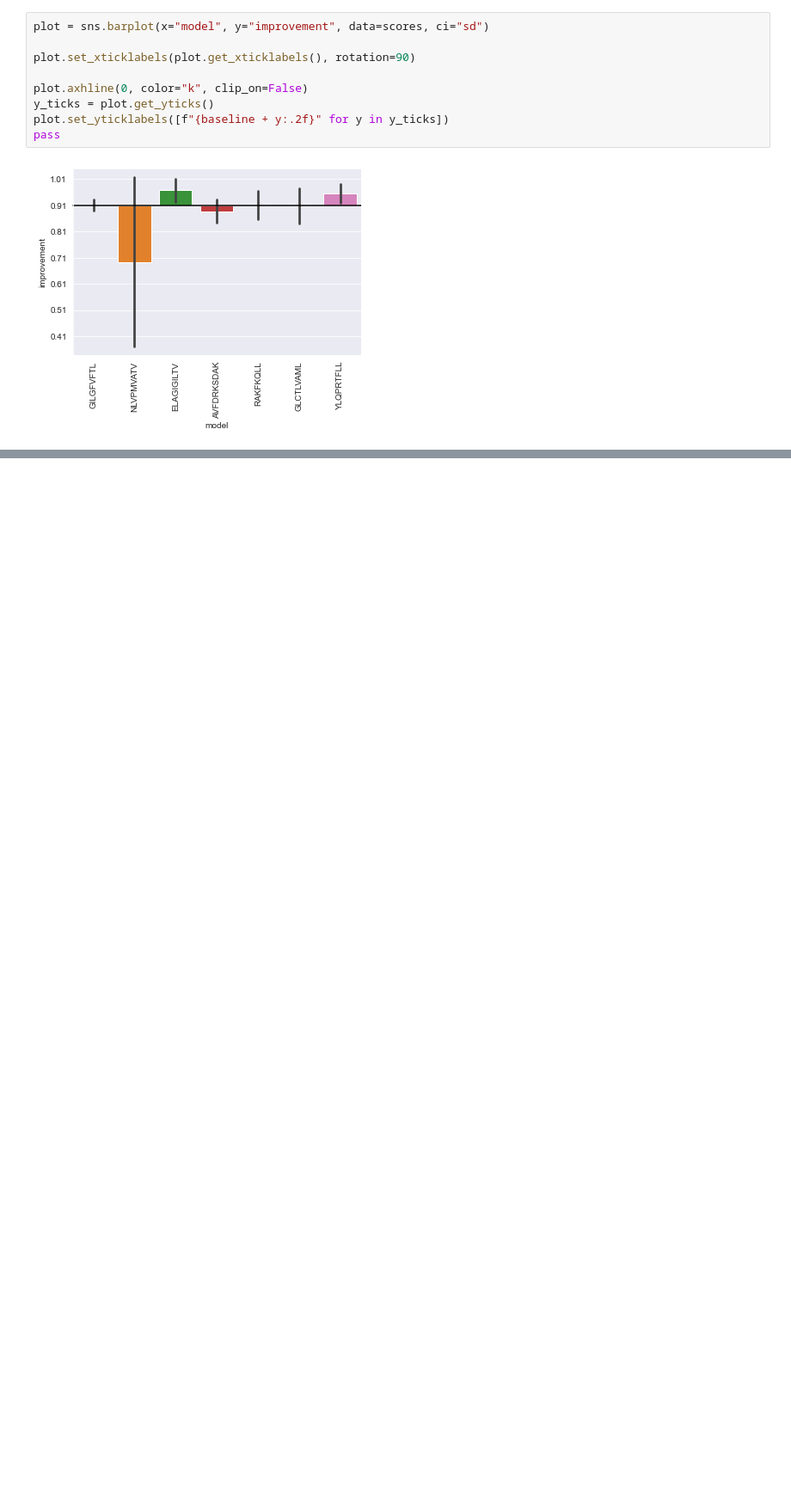
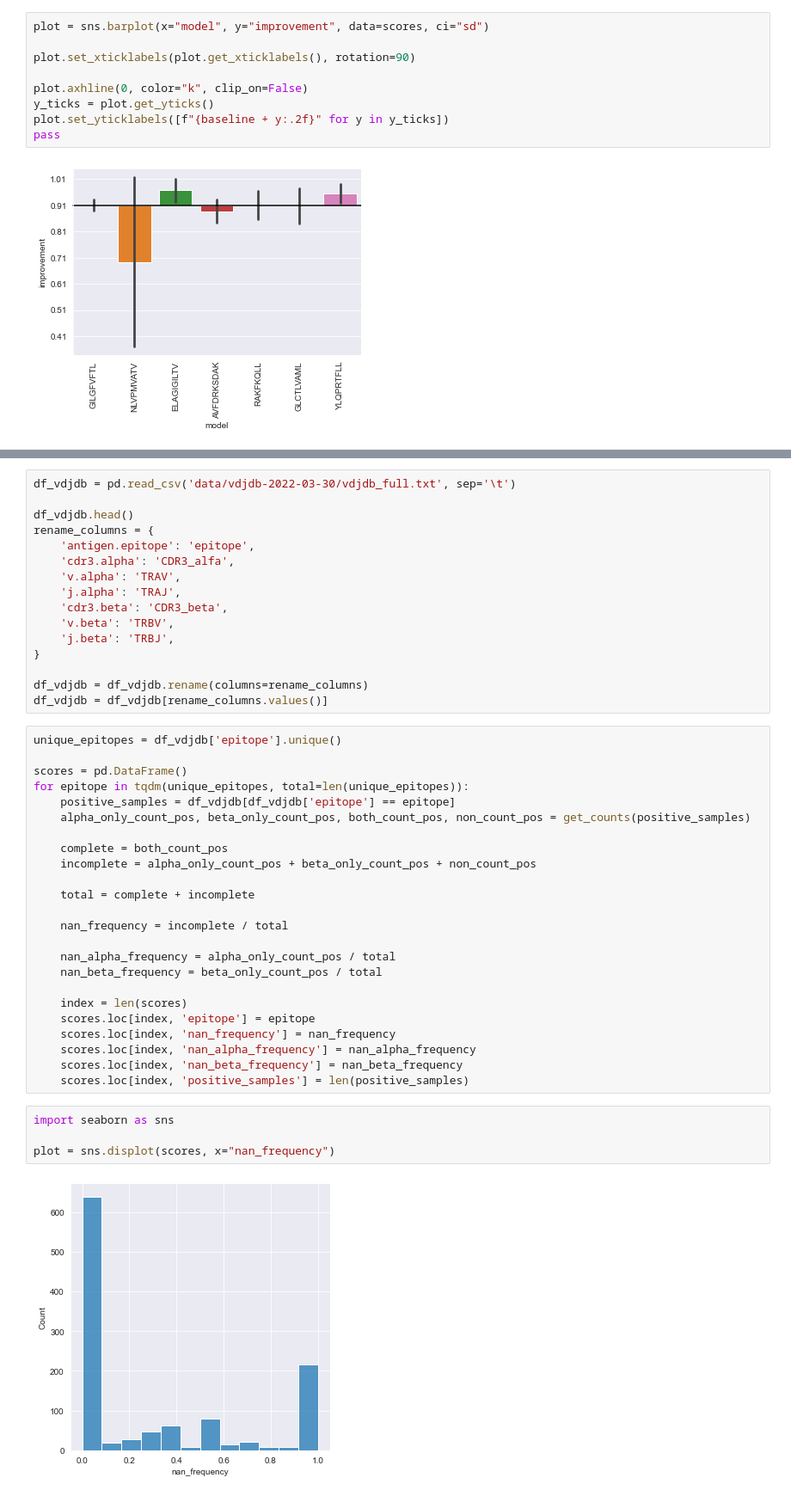
Before and after one commit to arnodeceuninck/thesis, a Jupyter notebook: 14 Different epitopes.ipynb, the cells around one changed output, grey strips where cells are left out. Shown at 86% size. Cells and saved outputs as stored; diff of their text form; blank space fills up the shorter version.

```diff
--- a/14 Different epitopes.ipynb
+++ b/14 Different epitopes.ipynb
@@ -733,0 +796,46 @@ Degene die ik had laten droppen omdat er te weinig missign values waren, was bli
+# %%
+df_vdjdb = pd.read_csv('data/vdjdb-2022-03-30/vdjdb_full.txt', sep='\t')
+
+df_vdjdb.head()
+rename_columns = {
+    'antigen.epitope': 'epitope',
+    'cdr3.alpha': 'CDR3_alfa',
+    'v.alpha': 'TRAV',
+    'j.alpha': 'TRAJ',
+    'cdr3.beta': 'CDR3_beta',
+    'v.beta': 'TRBV',
+    'j.beta': 'TRBJ',
+}
+
+df_vdjdb = df_vdjdb.rename(columns=rename_columns)
+df_vdjdb = df_vdjdb[rename_columns.values()]
+# %%
+unique_epitopes = df_vdjdb['epitope'].unique()
+
+scores = pd.DataFrame()
+for epitope in tqdm(unique_epitopes, total=len(unique_epitopes)):
+    positive_samples = df_vdjdb[df_vdjdb['epitope'] == epitope]
+    alpha_only_count_pos, beta_only_count_pos, both_count_pos, non_count_pos = get_counts(positive_samples)
+
+    complete = both_count_pos
+    incomplete = alpha_only_count_pos + beta_only_count_pos + non_count_pos
+
+    total = complete + incomplete
+
+    nan_frequency = incomplete / total
+
+    nan_alpha_frequency = alpha_only_count_pos / total
+    nan_beta_frequency = beta_only_count_pos / total
+
+    index = len(scores)
+    scores.loc[index, 'epitope'] = epitope
+    scores.loc[index, 'nan_frequency'] = nan_frequency
+    scores.loc[index, 'nan_alpha_frequency'] = nan_alpha_frequency
+    scores.loc[index, 'nan_beta_frequency'] = nan_beta_frequency
+    scores.loc[index, 'positive_samples'] = len(positive_samples)
+# %%
+import seaborn as sns
+
+plot = sns.displot(scores, x="nan_frequency")
+# %% [output]
+[figure, added]
```
Also changed, not shown: parts of 33 cells of this notebook, 9 other files.
